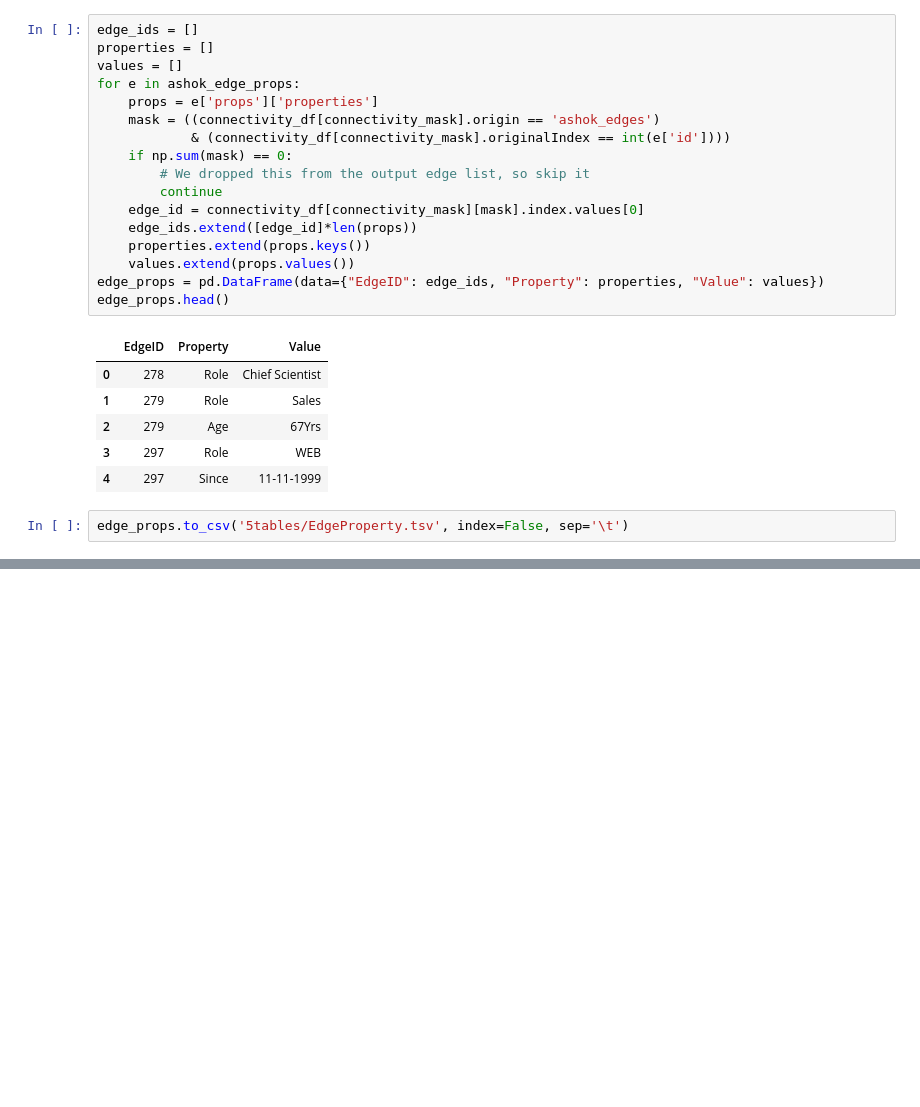
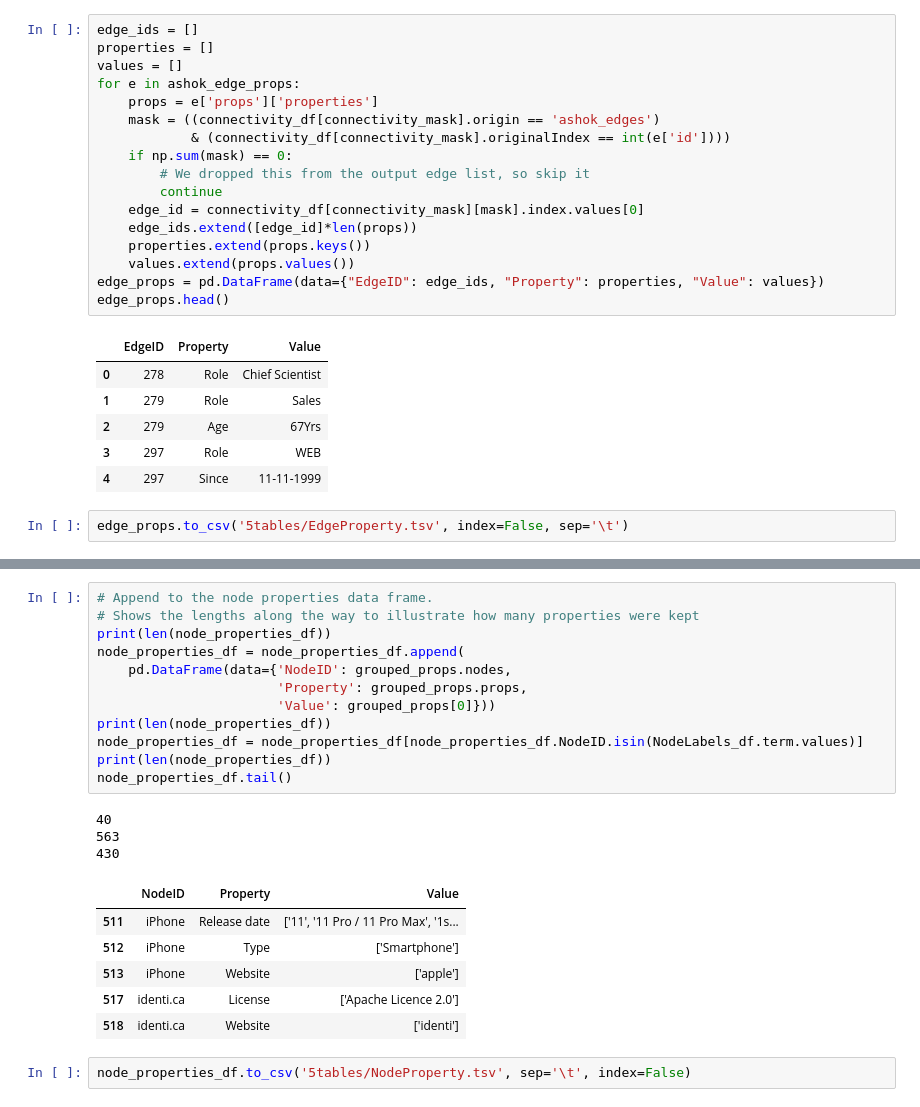
Before and after one commit to MCGallaspy/dse_203_final_project, a Jupyter notebook: processing/Creating 5-table data.ipynb, the cells around one changed output, grey strips where cells are left out. Cells and saved outputs as stored; diff of their text form; blank space fills up the shorter version.

```diff
--- a/processing/Creating 5-table data.ipynb
+++ b/processing/Creating 5-table data.ipynb
@@ -375,0 +473,24 @@ edge_props.to_csv('5tables/EdgeProperty.tsv', index=False, sep='\t')
+# %%
+# Append to the node properties data frame.
+# Shows the lengths along the way to illustrate how many properties were kept
+print(len(node_properties_df))
+node_properties_df = node_properties_df.append(
+    pd.DataFrame(data={'NodeID': grouped_props.nodes,
+                       'Property': grouped_props.props,
+                       'Value': grouped_props[0]}))
+print(len(node_properties_df))
+node_properties_df = node_properties_df[node_properties_df.NodeID.isin(NodeLabels_df.term.values)]
+print(len(node_properties_df))
+node_properties_df.tail()
+# %% [output]
+40
+563
+430
+|  | NodeID | Property | Value |
+| 511 | iPhone | Release date | ['11', '11 Pro / 11 Pro Max', '1s... |
+| 512 | iPhone | Type | ['Smartphone'] |
+| 513 | iPhone | Website | ['apple'] |
+| 517 | identi.ca | License | ['Apache Licence 2.0'] |
+| 518 | identi.ca | Website | ['identi'] |
+# %%
+node_properties_df.to_csv('5tables/NodeProperty.tsv', sep='\t', index=False)
```
Also changed, not shown: parts of 9 cells of this notebook, 2 other files.
